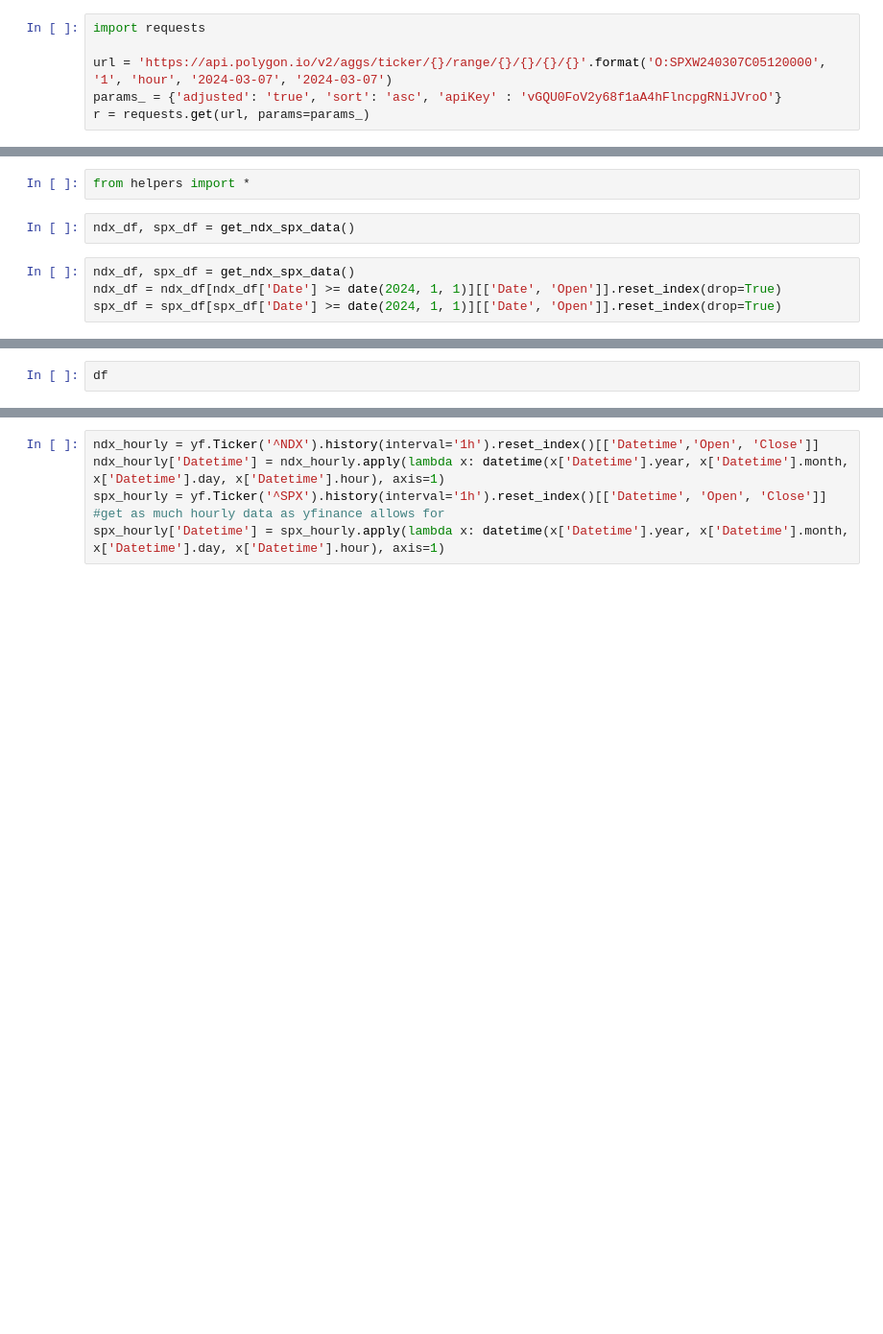
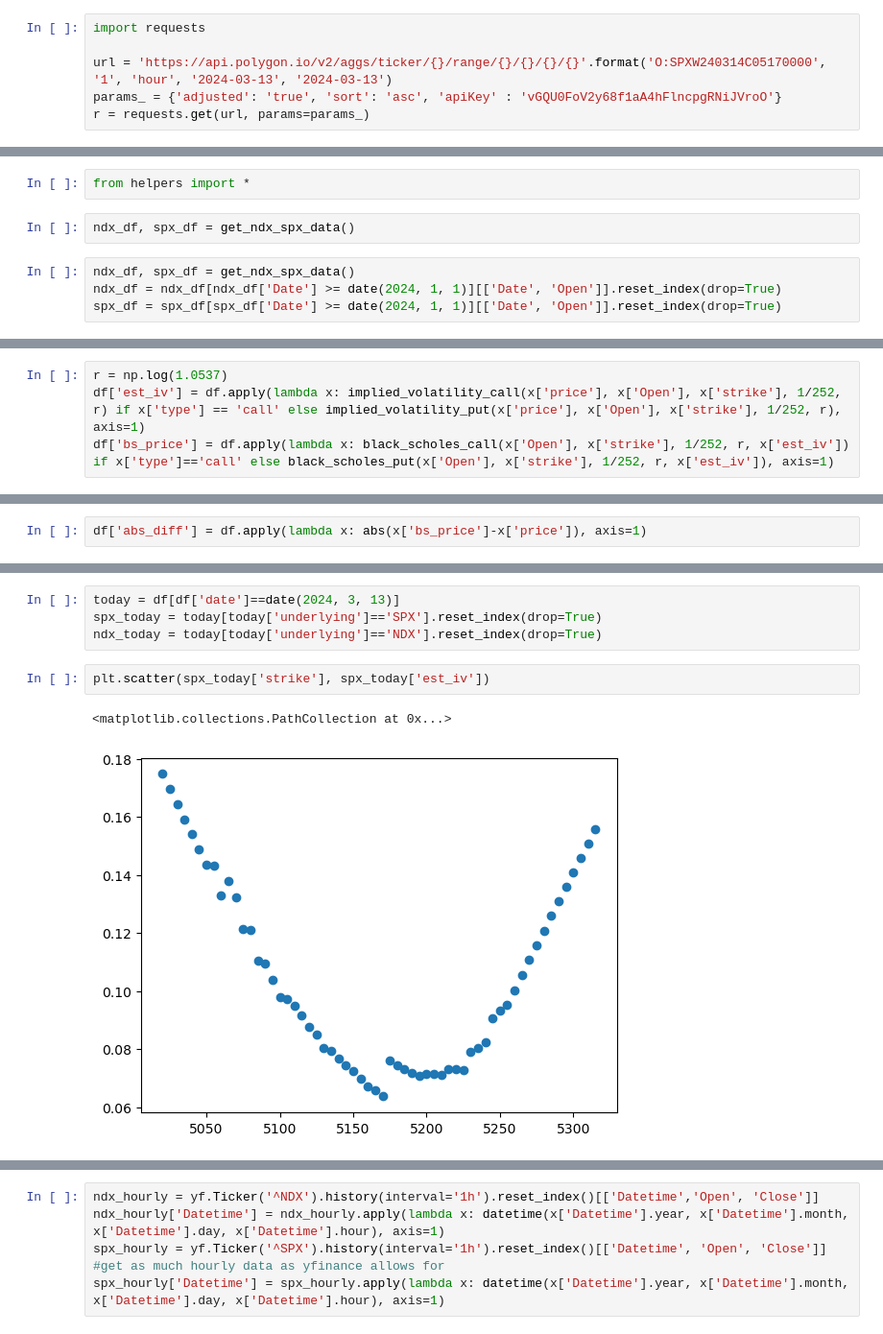
Before and after one commit to ijamil1/kalshi_mm, a Jupyter notebook: options_implied_pdf.ipynb, the cells around one changed output, grey strips where cells are left out. Shown at 96% size. Cells and saved outputs as stored; diff of their text form; blank space fills up the shorter version.

Commit message:
working on using polygon api data to build implied pdfs; running into issues however

```diff
--- a/options_implied_pdf.ipynb
+++ b/options_implied_pdf.ipynb
@@ -449,7 +312,7 @@ toy.iloc[15:40]
 # %%
 import requests
 
-url = 'https://api.polygon.io/v2/aggs/ticker/{}/range/{}/{}/{}/{}'.format('O:SPXW240307C05120000', '1', 'hour', '2024-03-07', '2024-03-07')
+url = 'https://api.polygon.io/v2/aggs/ticker/{}/range/{}/{}/{}/{}'.format('O:SPXW240314C05170000', '1', 'hour', '2024-03-13', '2024-03-13')
 params_ = {'adjusted': 'true', 'sort': 'asc', 'apiKey' : 'vGQU0FoV2y68f1aA4hFlncpgRNiJVroO'}
 r = requests.get(url, params=params_)
 # %%
@@ -632,3 +495,5 @@ df = pd.DataFrame(data=d)
 # %%
-df
+r = np.log(1.0537)
+df['est_iv'] = df.apply(lambda x: implied_volatility_call(x['price'], x['Open'], x['strike'], 1/252, r) if x['type'] == 'call' else implied_volatility_put(x['price'], x['Open'], x['strike'], 1/252, r), axis=1)
+df['bs_price'] = df.apply(lambda x: black_scholes_call(x['Open'], x['strike'], 1/252, r, x['est_iv']) if x['type']=='call' else black_scholes_put(x['Open'], x['strike'], 1/252, r, x['est_iv']), axis=1)
 # %% [output]
@@ -647,0 +533,2 @@ df
+# %%
+df['abs_diff'] = df.apply(lambda x: abs(x['bs_price']-x['price']), axis=1)
@@ -647,0 +547,9 @@ df
+# %%
+today = df[df['date']==date(2024, 3, 13)]
+spx_today = today[today['underlying']=='SPX'].reset_index(drop=True)
+ndx_today = today[today['underlying']=='NDX'].reset_index(drop=True)
+# %%
+plt.scatter(spx_today['strike'], spx_today['est_iv'])
+# %% [output]
+<matplotlib.collections.PathCollection at 0x...>
+[figure, added]
```
Also changed, not shown: parts of 45 cells of this notebook, 1 other file.
